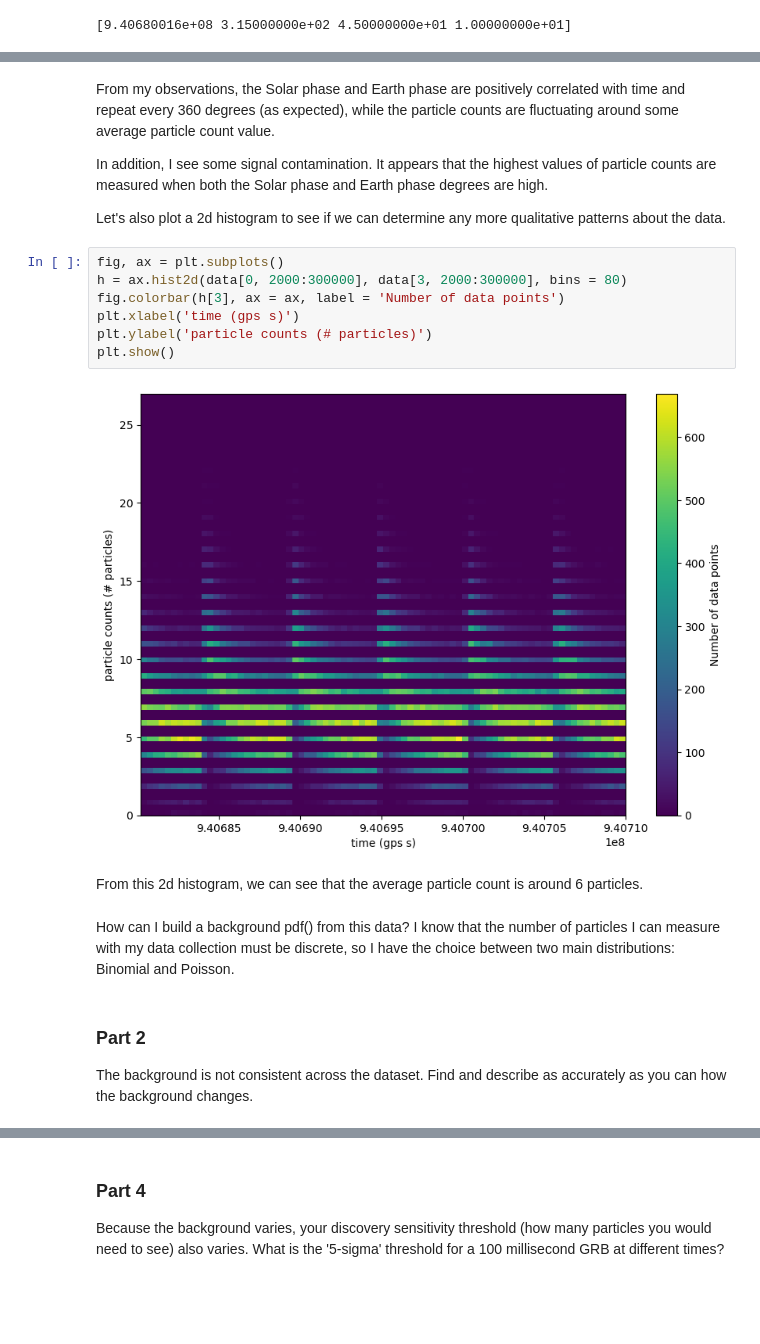
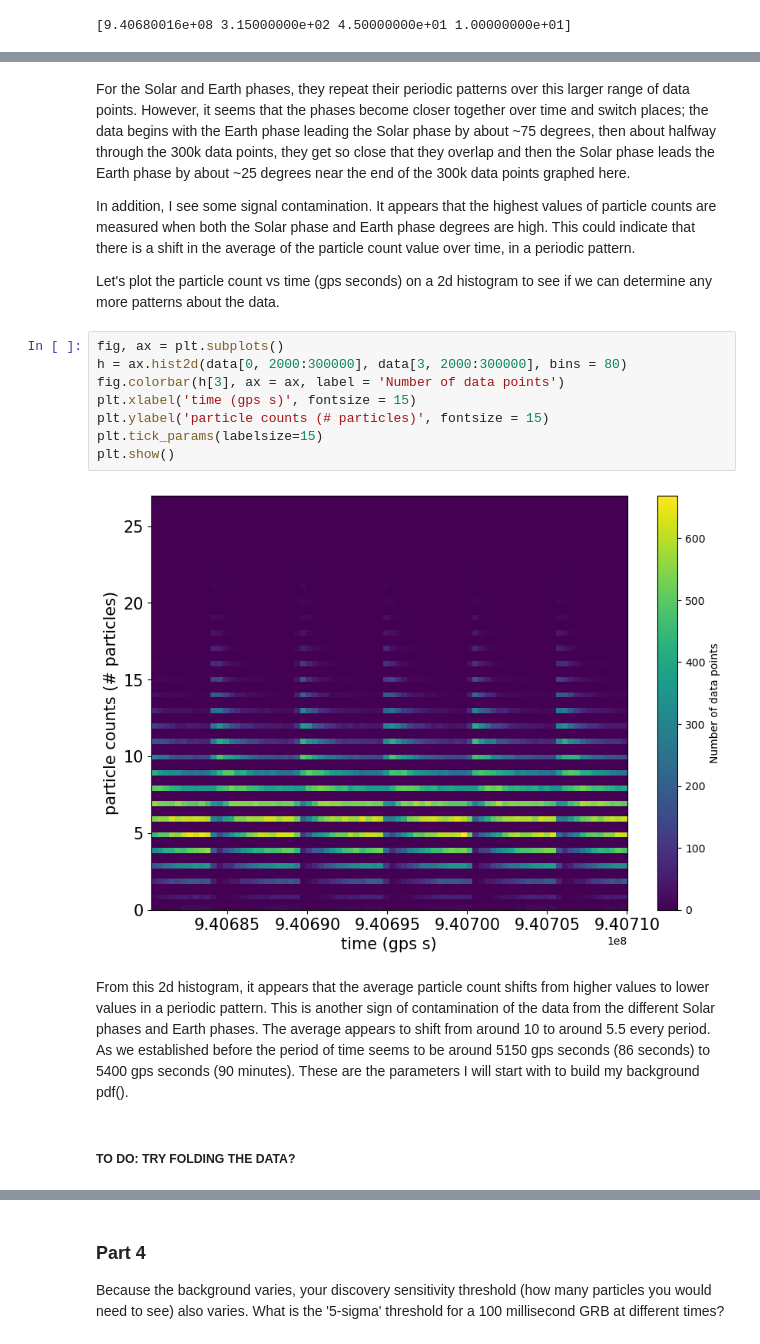
Before and after one commit to jenniv27/phys434, a Jupyter notebook: Labs/Lab4.ipynb, the cells around one changed output, grey strips where cells are left out. Saved outputs shown, nothing was run; the diff lists cells and outputs as text; blank space fills up the shorter version.

Commit message:
finished part 1 and 2 of problem 1

```diff
--- a/Labs/Lab4.ipynb
+++ b/Labs/Lab4.ipynb
@@ -63,24 +89,22 @@ plt.show()
 # %% [markdown]
-From my observations, the Solar phase and Earth phase are positively correlated with time and repeat every 360 degrees (as expected), while the particle counts are fluctuating around some average particle count value.
+For the Solar and Earth phases, they repeat their periodic patterns over this larger range of data points. However, it seems that the phases become closer together over time and switch places; the data begins with the Earth phase leading the Solar phase by about ~75 degrees, then about halfway through the 300k data points, they get so close that they overlap and then the Solar phase leads the Earth phase by about ~25 degrees near the end of the 300k data points graphed here.
 
-In addition, I see some signal contamination. It appears that the highest values of particle counts are measured when both the Solar phase and Earth phase degrees are high.
+In addition, I see some signal contamination. It appears that the highest values of particle counts are measured when both the Solar phase and Earth phase degrees are high. This could indicate that there is a shift in the average of the particle count value over time, in a periodic pattern.
 
-Let's also plot a 2d histogram to see if we can determine any more qualitative patterns about the data.
+Let's plot the particle count vs time (gps seconds) on a 2d histogram to see if we can determine any more patterns about the data.
 # %%
 fig, ax = plt.subplots()
 h = ax.hist2d(data[0, 2000:300000], data[3, 2000:300000], bins = 80)
 fig.colorbar(h[3], ax = ax, label = 'Number of data points')
-plt.xlabel('time (gps s)')
-plt.ylabel('particle counts (# particles)')
+plt.xlabel('time (gps s)', fontsize = 15)
+plt.ylabel('particle counts (# particles)', fontsize = 15)
+plt.tick_params(labelsize=15)
 plt.show()
 # %% [output]
-[figure, old version]
+[figure, new version]
 # %% [markdown]
-From this 2d histogram, we can see that the average particle count is around 6 particles.
+From this 2d histogram, it appears that the average particle count shifts from higher values to lower values in a periodic pattern. This is another sign of contamination of the data from the different Solar phases and Earth phases. The average appears to shift from around 10 to around 5.5 every period. As we established before the period of time seems to be around 5150 gps seconds (86 seconds) to 5400 gps seconds (90 minutes). These are the parameters I will start with to build my background pdf().
-# %% [markdown]
-How can I build a background pdf() from this data? I know that the number of particles I can measure with my data collection must be discrete, so I have the choice between two main distributions: Binomial and Poisson.
-# %% [markdown]
-### Part 2
-The background is not consistent across the dataset. Find and describe as accurately as you can how the background changes.
+# %% [markdown]
+##### TO DO: TRY FOLDING THE DATA?
 # %% [markdown]
 ### Part 3
```
Also changed, not shown: parts of 15 cells of this notebook.
